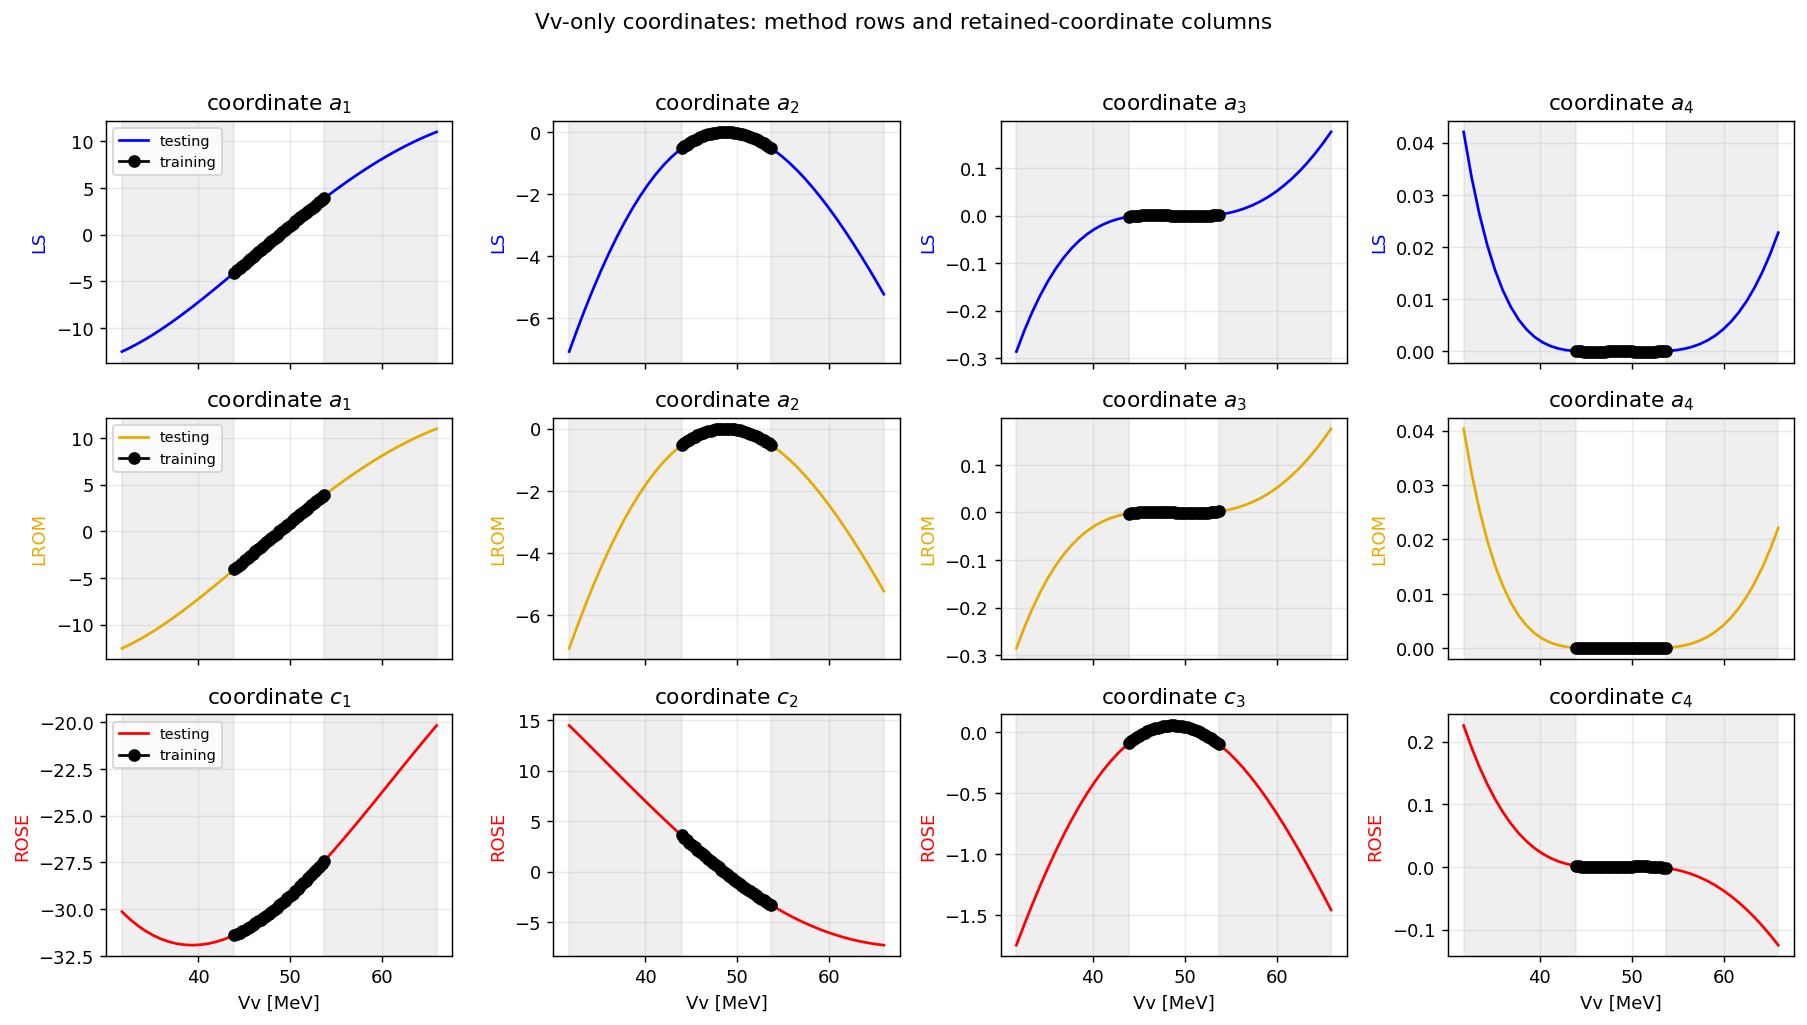
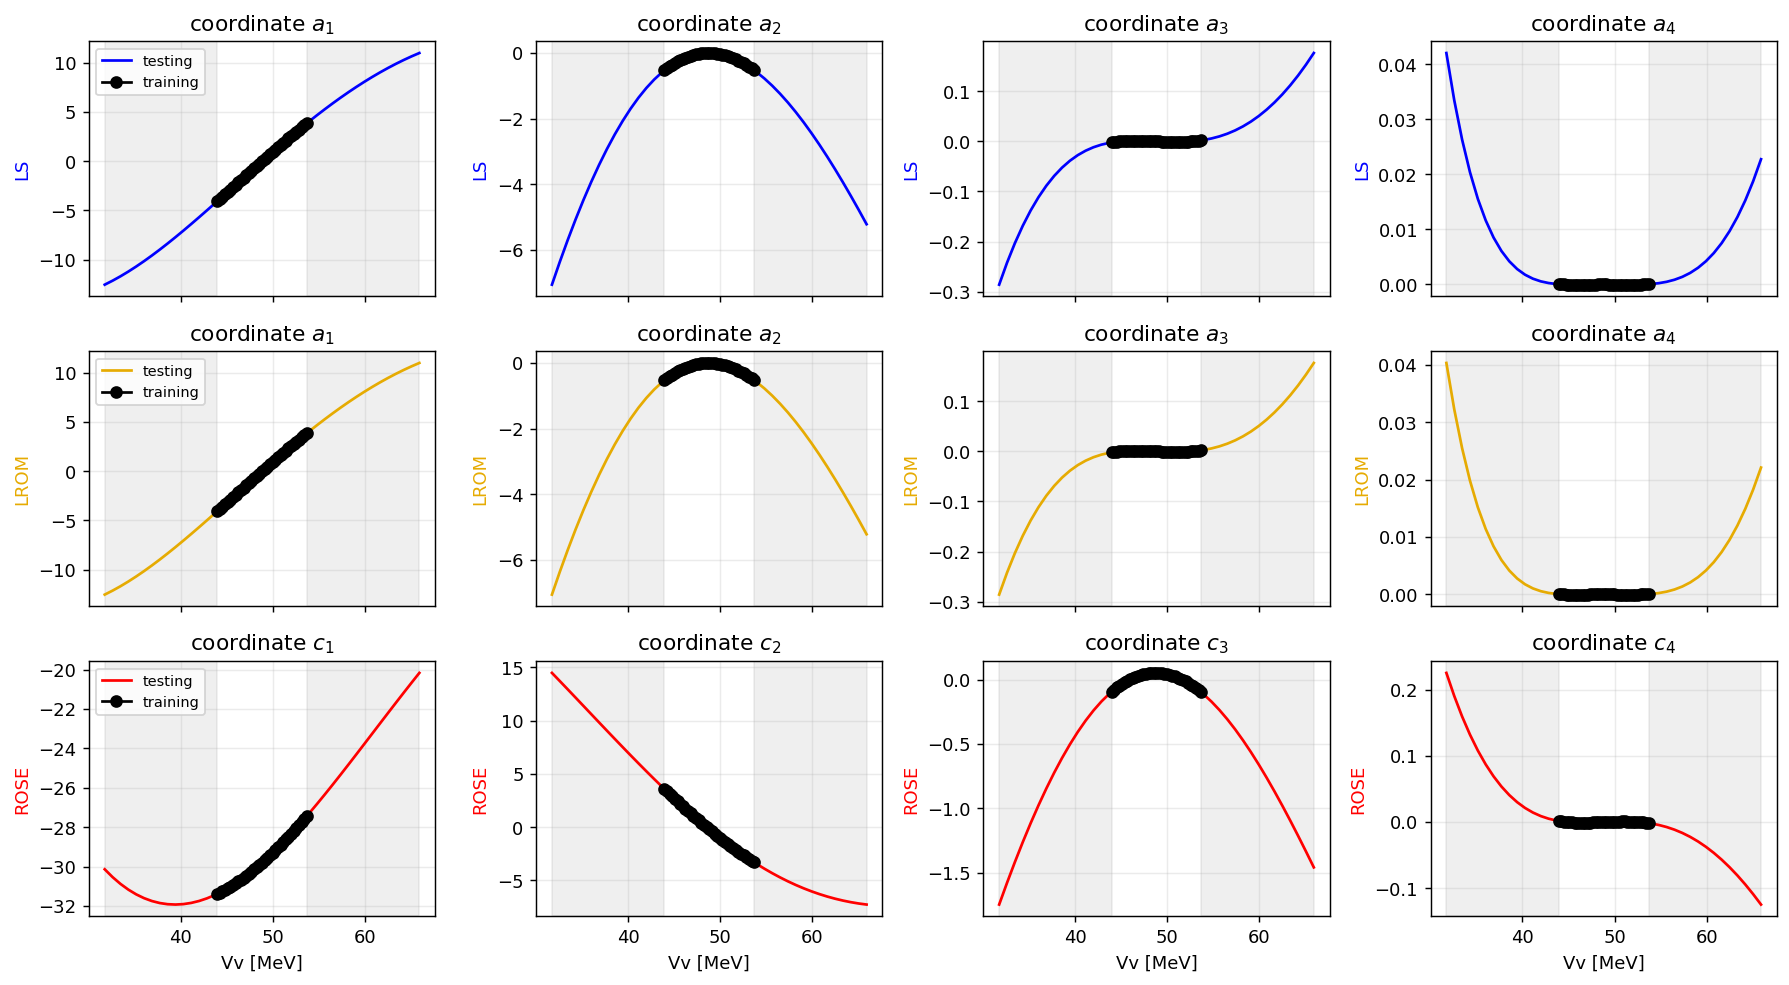
The notebook cell's code change between the first figure and the second:
--- before
+++ after
@@ -64,5 +64,5 @@
             ax.set_xlabel("Vv [MeV]")
     axes[row_index, 0].legend(fontsize=8)
-fig.suptitle("Vv-only coordinates: method rows and retained-coordinate columns")
+#fig.suptitle("Vv-only coordinates: method rows and retained-coordinate columns")
 fig.tight_layout(rect=(0, 0, 1, 0.96))
 plt.show()

Commit: change